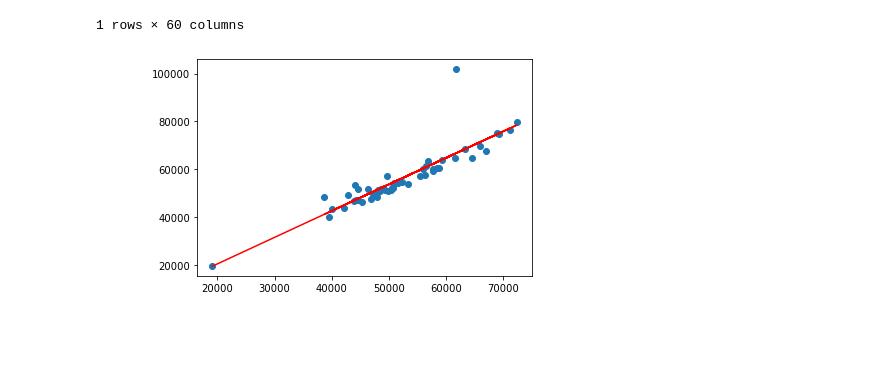
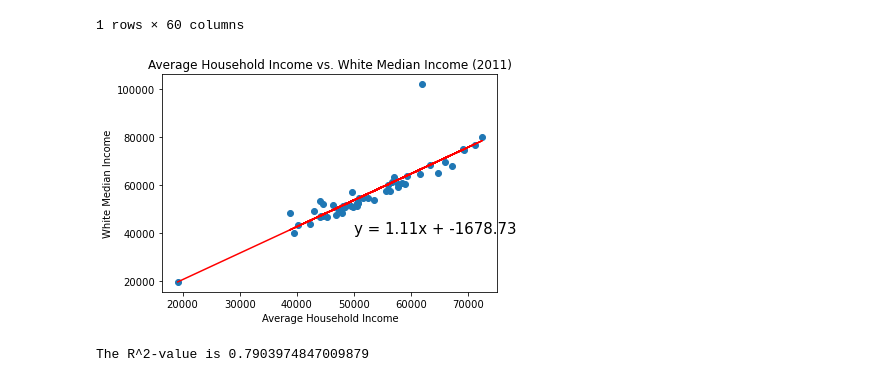
Before and after one commit to cullen-andrews/project-one, a Jupyter notebook: Census_Data-Analysis.ipynb, the cells around one changed output. Drawn from its saved outputs; the diff is of its cells as text; code cells hidden in the pictures; blank space fills up the shorter version.

Commit message:
Added labels and Rsq values

```diff
--- a/Census_Data-Analysis.ipynb
+++ b/Census_Data-Analysis.ipynb
@@ -308,12 +309,18 @@ washington_df
 # %%
 x_values = clean_df['Average Household Income_2011']
 y_values = clean_df['White Median Income_2011']
 (slope, intercept, rvalue, pvalue, stderr) = linregress(x_values, y_values)
 regress_values = x_values * slope + intercept
 line_eq = "y = " + str(round(slope,2)) + "x + " + str(round(intercept,2))
 plt.scatter(x_values,y_values)
 plt.plot(x_values,regress_values,"r-")
-plt.annotate(line_eq,(2,5),fontsize=15,color="red")
+plt.annotate(line_eq,(50000,40000),fontsize=15,color="black")
+plt.title("Average Household Income vs. White Median Income (2011)")
+plt.xlabel("Average Household Income")
+plt.ylabel("White Median Income")
 plt.show()
+rsq = (rvalue*rvalue)
+print(f"The R^2-value is {rsq}")
 # %% [output]
-[figure, old version]
+[figure, new version]
+The R^2-value is 0.7903974847009879
```
Also changed, not shown: parts of 15 cells of this notebook.
